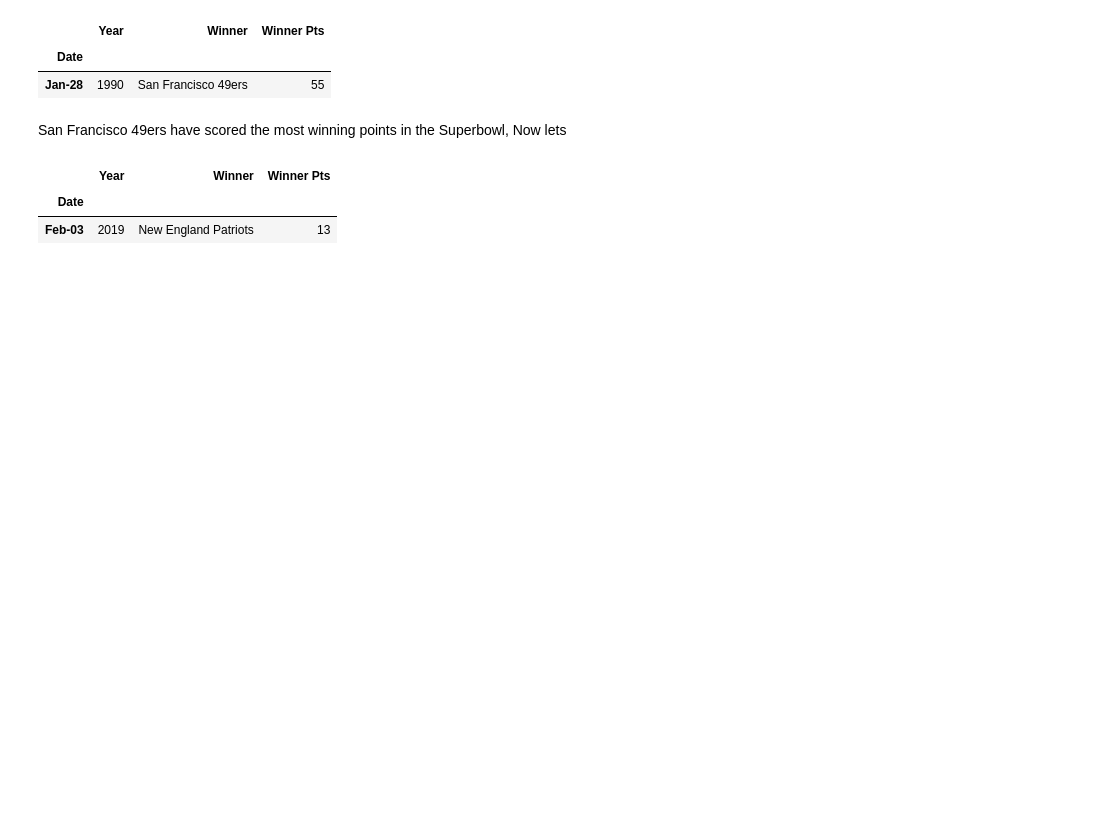
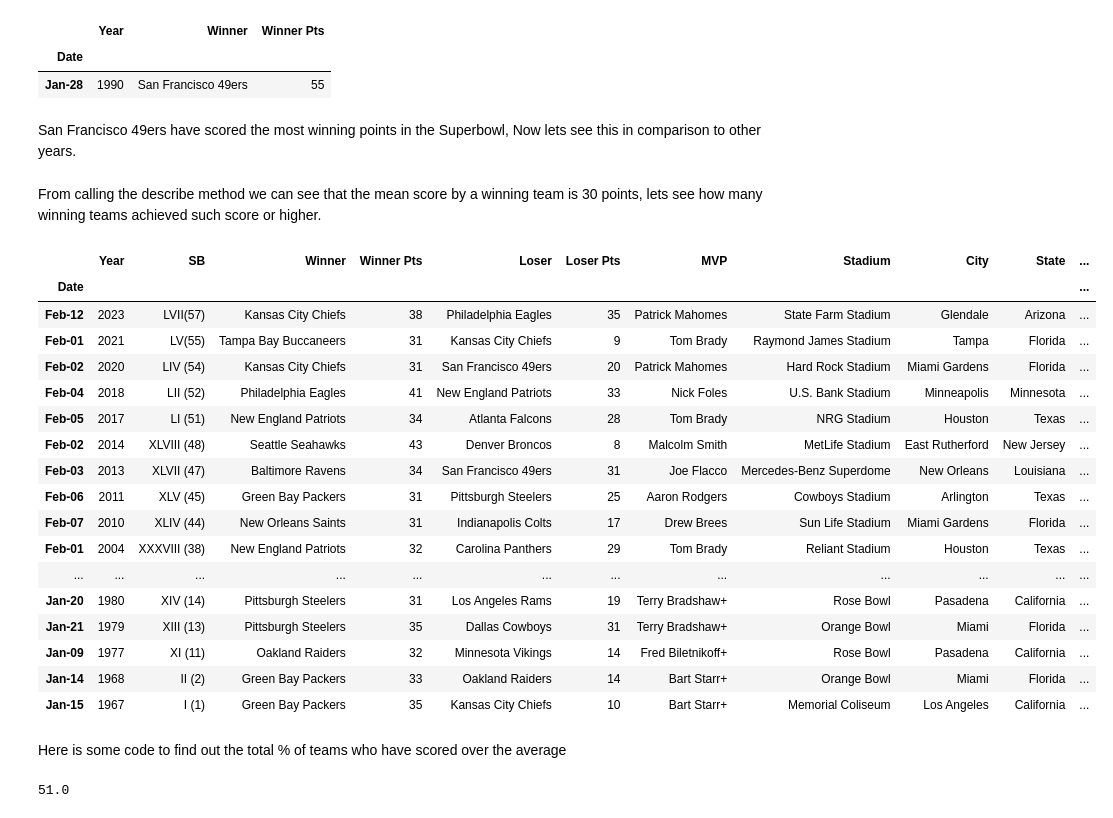
Before and after one commit to IssaFlynn/UCDPA_IssaFlynn, a Jupyter notebook: Project folder/UCDPA_IssaFlynn (2) (2).ipynb, the cells around one changed output. Drawn from its saved outputs; the diff is of its cells as text; code cells hidden in the pictures; blank space fills up the shorter version.

Commit message:
added % of teams that scored above, under and equal to the average winning points in the superbowl

```diff
--- a/Project folder/UCDPA_IssaFlynn (2) (2).ipynb
+++ b/Project folder/UCDPA_IssaFlynn (2) (2).ipynb
@@ -200,12 +202,36 @@ superbowl_new_high
 |  | Year | Winner | Winner Pts |
 | Date |  |  |  |
 | Jan-28 | 1990 | San Francisco 49ers | 55 |
-# %% [markdown]
-San Francisco 49ers have scored the most winning points in the Superbowl, Now lets
-# %%
-superbowl_new_win_low = superbowl_new[superbowl_new['Winner Pts'] == superbowl_new['Winner Pts'].min()][['Year', 'Winner', 'Winner Pts']]
-superbowl_new_win_low
-# %% [output]
-|  | Year | Winner | Winner Pts |
-| Date |  |  |  |
-| Feb-03 | 2019 | New England Patriots | 13 |
+# %% [markdown]
+San Francisco 49ers have scored the most winning points in the Superbowl, Now lets see this in comparison to other years.
+# %% [markdown]
+From calling the describe method we can see that the mean score by a winning team is 30 points, lets see how many winning teams achieved such score or higher.
+# %%
+winners_avg = superbowl_new[superbowl_new['Winner Pts'] > 30]
+winners_avg
+# %% [output]
+|  | Year | SB | Winner | Winner Pts | Loser | Loser Pts | MVP | Stadium | City | State | ... |
+| Date |  |  |  |  |  |  |  |  |  |  | ... |
+| Feb-12 | 2023 | LVII(57) | Kansas City Chiefs | 38 | Philadelphia Eagles | 35 | Patrick Mahomes | State Farm Stadium | Glendale | Arizona | ... |
+| Feb-01 | 2021 | LV(55) | Tampa Bay Buccaneers | 31 | Kansas City Chiefs | 9 | Tom Brady | Raymond James Stadium | Tampa | Florida | ... |
+| Feb-02 | 2020 | LIV (54) | Kansas City Chiefs | 31 | San Francisco 49ers | 20 | Patrick Mahomes | Hard Rock Stadium | Miami Gardens | Florida | ... |
+| Feb-04 | 2018 | LII (52) | Philadelphia Eagles | 41 | New England Patriots | 33 | Nick Foles | U.S. Bank Stadium | Minneapolis | Minnesota | ... |
+| Feb-05 | 2017 | LI (51) | New England Patriots | 34 | Atlanta Falcons | 28 | Tom Brady | NRG Stadium | Houston | Texas | ... |
+| Feb-02 | 2014 | XLVIII (48) | Seattle Seahawks | 43 | Denver Broncos | 8 | Malcolm Smith | MetLife Stadium | East Rutherford | New Jersey | ... |
+| Feb-03 | 2013 | XLVII (47) | Baltimore Ravens | 34 | San Francisco 49ers | 31 | Joe Flacco | Mercedes-Benz Superdome | New Orleans | Louisiana | ... |
+| Feb-06 | 2011 | XLV (45) | Green Bay Packers | 31 | Pittsburgh Steelers | 25 | Aaron Rodgers | Cowboys Stadium | Arlington | Texas | ... |
+| Feb-07 | 2010 | XLIV (44) | New Orleans Saints | 31 | Indianapolis Colts | 17 | Drew Brees | Sun Life Stadium | Miami Gardens | Florida | ... |
+| Feb-01 | 2004 | XXXVIII (38) | New England Patriots | 32 | Carolina Panthers | 29 | Tom Brady | Reliant Stadium | Houston | Texas | ... |
+| ... | ... | ... | ... | ... | ... | ... | ... | ... | ... | ... | ... |
+| Jan-20 | 1980 | XIV (14) | Pittsburgh Steelers | 31 | Los Angeles Rams | 19 | Terry Bradshaw+ | Rose Bowl | Pasadena | California | ... |
+| Jan-21 | 1979 | XIII (13) | Pittsburgh Steelers | 35 | Dallas Cowboys | 31 | Terry Bradshaw+ | Orange Bowl | Miami | Florida | ... |
+| Jan-09 | 1977 | XI (11) | Oakland Raiders | 32 | Minnesota Vikings | 14 | Fred Biletnikoff+ | Rose Bowl | Pasadena | California | ... |
+| Jan-14 | 1968 | II (2) | Green Bay Packers | 33 | Oakland Raiders | 14 | Bart Starr+ | Orange Bowl | Miami | Florida | ... |
+| Jan-15 | 1967 | I (1) | Green Bay Packers | 35 | Kansas City Chiefs | 10 | Bart Starr+ | Memorial Coliseum | Los Angeles | California | ... |
+# %% [markdown]
+Here is some code to find out the total % of teams who have scored over the average
+# %%
+winner_overavg = winners_avg['Winner'].count() / 57 * 100
+winner_overavg.round(decimals=0)
+# %% [output]
+51.0
```
Also changed, not shown: parts of 14 cells of this notebook.
